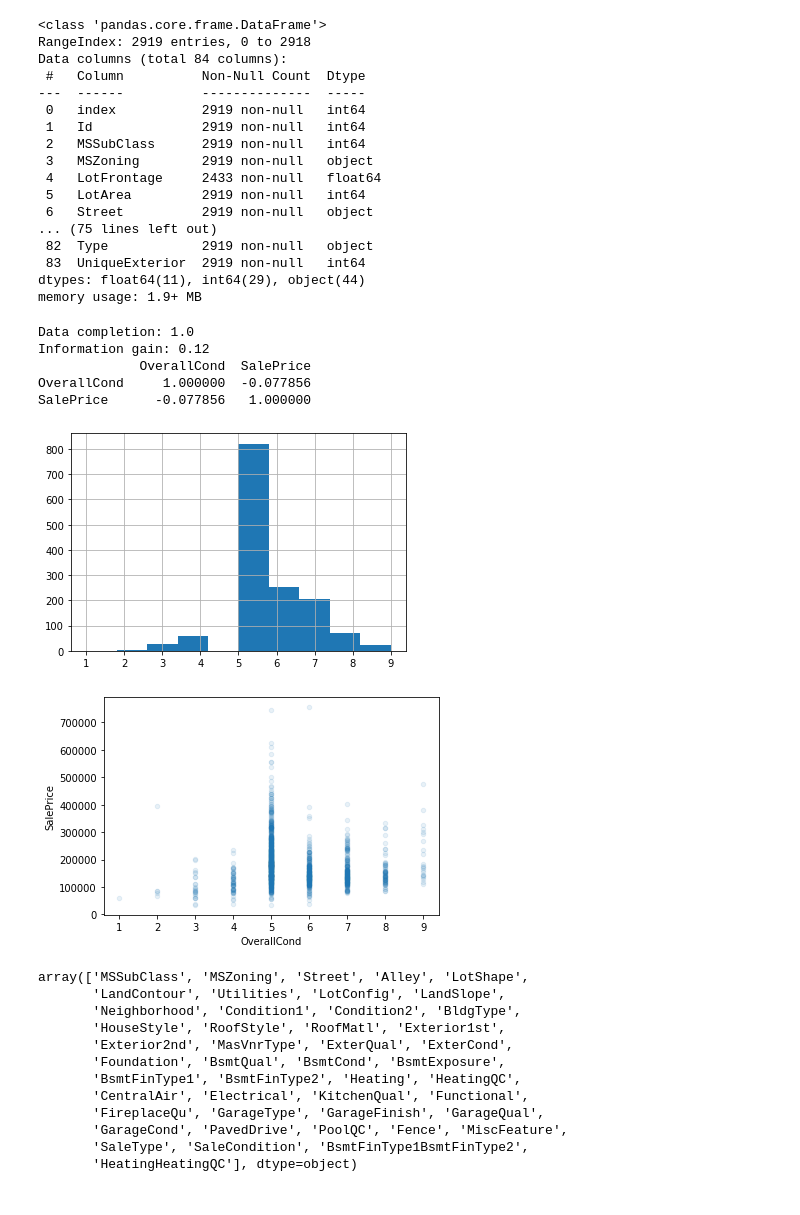
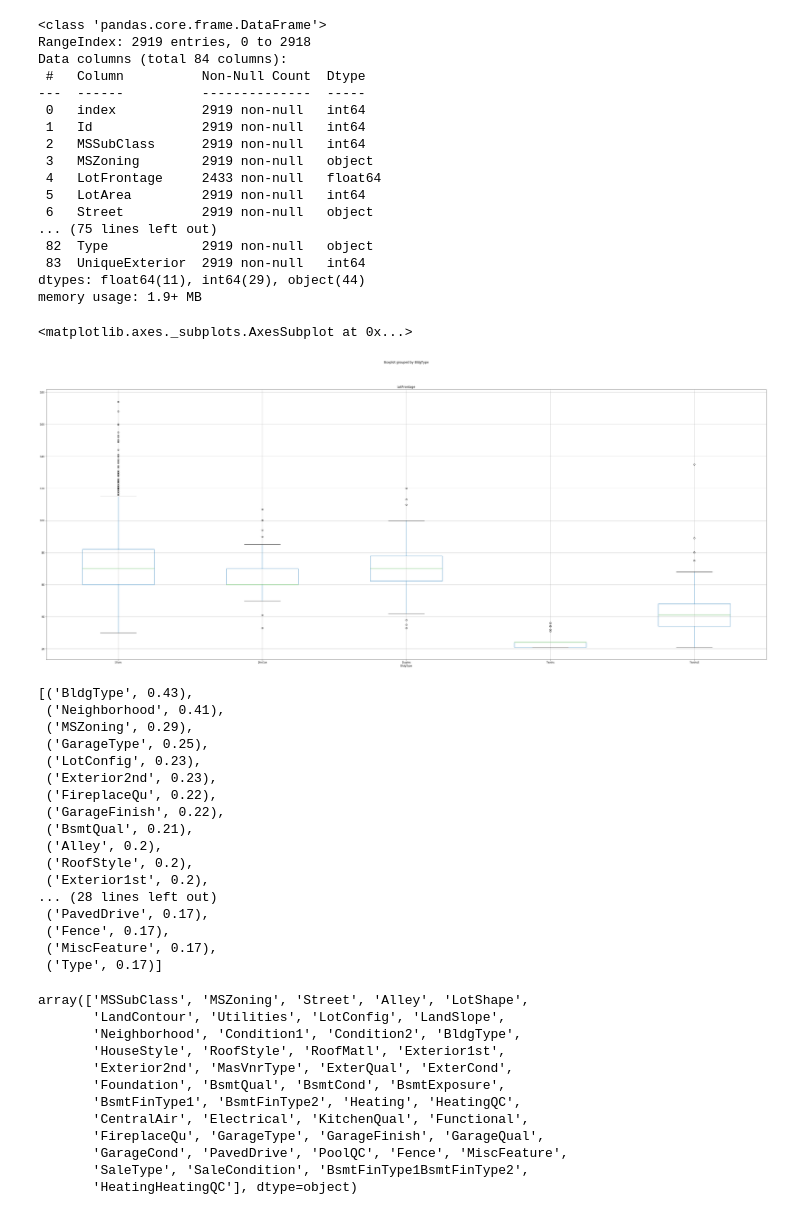
Before and after one commit to ArturoCRodriguez/kaggle_house_prices, a Jupyter notebook: house_pricing_v2.ipynb, the cells around one changed output. Cells and saved outputs as stored; diff of their text form; code cells hidden in the pictures.

```diff
--- a/house_pricing_v2.ipynb
+++ b/house_pricing_v2.ipynb
@@ -399,6 +399,12 @@ Data columns (total 84 columns):
  83  UniqueExterior  2919 non-null   int64
 dtypes: float64(11), int64(29), object(44)
 memory usage: 1.9+ MB
+# %%
+all_data['LotFrontage'] = all_data.apply(lambda x: np.nan if x['LotFrontage'] > 180 else x['LotFrontage'], axis=1)
+all_data.boxplot(column='LotFrontage',by='BldgType',figsize=(50,20))
+# %% [output]
+<matplotlib.axes._subplots.AxesSubplot at 0x...>
+[figure, added]
 # %%
 from custom_functions import get_resume, information_gain
 all_data[['LotFrontage']].var()
@@ -415,14 +421,25 @@ gains
 lf_means = all_data[['LotFrontage','BldgType']].groupby('BldgType').mean().to_dict()
 all_data['LotFrontage'] = all_data.apply(lambda x: lf_means['LotFrontage'][x['BldgType']] if math.isnan(x['LotFrontage']) else x['LotFrontage'], axis=1)
 #  all_data[['LotFrontage']] = all_data[['LotFrontage']].fillna(all_data['LotFrontage'].mean())
+gains
 # %% [output]
-Data completion: 1.0
-Information gain: 0.12
-             OverallCond  SalePrice
-OverallCond     1.000000  -0.077856
-SalePrice      -0.077856   1.000000
+[('BldgType', 0.43),
+ ('Neighborhood', 0.41),
+ ('MSZoning', 0.29),
+ ('GarageType', 0.25),
+ ('LotConfig', 0.23),
+ ('Exterior2nd', 0.23),
+ ('FireplaceQu', 0.22),
+ ('GarageFinish', 0.22),
+ ('BsmtQual', 0.21),
+ ('Alley', 0.2),
+ ('RoofStyle', 0.2),
+ ('Exterior1st', 0.2),
+... (28 lines left out)
+ ('PavedDrive', 0.17),
+ ('Fence', 0.17),
+ ('MiscFeature', 0.17),
+ ('Type', 0.17)]
-[figure, removed]
-[figure, removed]
 # %%
 # New Features
 all_data['LotAreaNorm'] = np.log(all_data.LotArea + 1)
```
Also changed, not shown: parts of 5 cells of this notebook, 5 other files.
